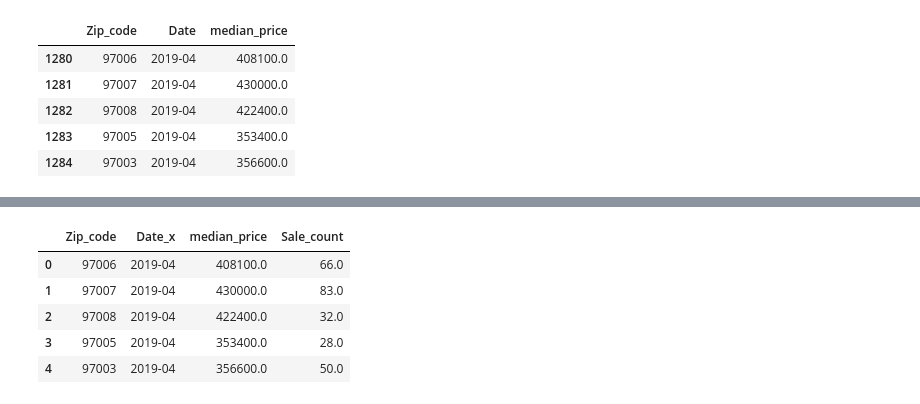
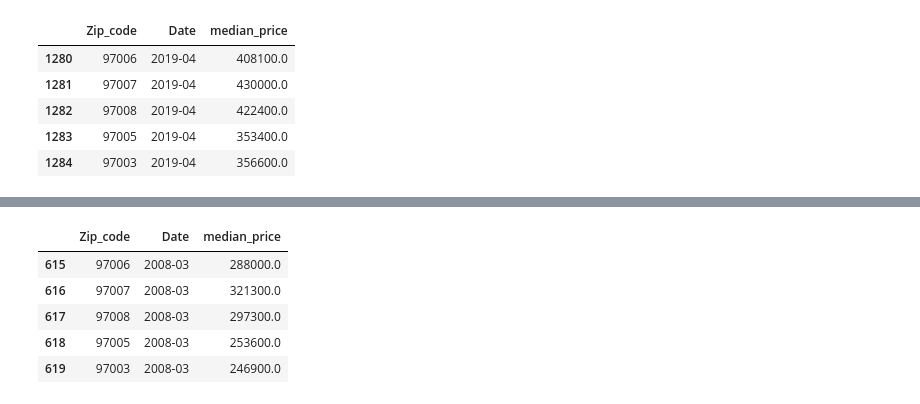
Before and after one commit to meharperjr/etlproject, a Jupyter notebook: z_hist_filter.ipynb, the cells around one changed output, grey strips where cells are left out. Cells and saved outputs as stored; diff of their text form; code cells hidden in the pictures.

```diff
--- a/z_hist_filter.ipynb
+++ b/z_hist_filter.ipynb
@@ -441,11 +441,2 @@ april_df
-# %%
-april_df.drop( columns=['Date_y'])
-# %% [output]
-|  | Zip_code | Date_x | median_price | Sale_count |
-| 0 | 97006 | 2019-04 | 408100.0 | 66.0 |
-| 1 | 97007 | 2019-04 | 430000.0 | 83.0 |
-| 2 | 97008 | 2019-04 | 422400.0 | 32.0 |
-| 3 | 97005 | 2019-04 | 353400.0 | 28.0 |
-| 4 | 97003 | 2019-04 | 356600.0 | 50.0 |
 # %%
 april_df.to_csv("resources/april_2019.csv")
@@ -451,0 +467,10 @@ april_df.to_csv("resources/april_2019.csv")
+# %%
+yearlymedian_df = clean[clean.Date.isin(dates)]
+yearlymedian_df.head()
+# %% [output]
+|  | Zip_code | Date | median_price |
+| 615 | 97006 | 2008-03 | 288000.0 |
+| 616 | 97007 | 2008-03 | 321300.0 |
+| 617 | 97008 | 2008-03 | 297300.0 |
+| 618 | 97005 | 2008-03 | 253600.0 |
+| 619 | 97003 | 2008-03 | 246900.0 |
```
Also changed, not shown: parts of 5 cells of this notebook, 3 other files.
